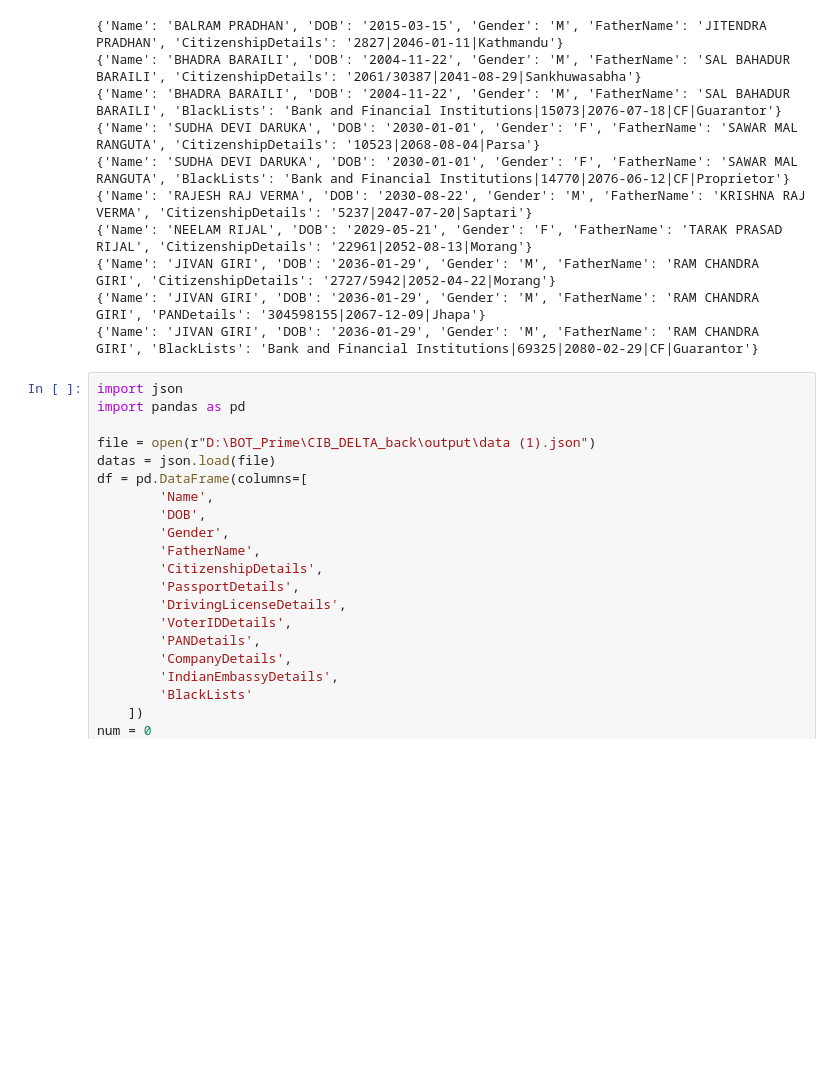
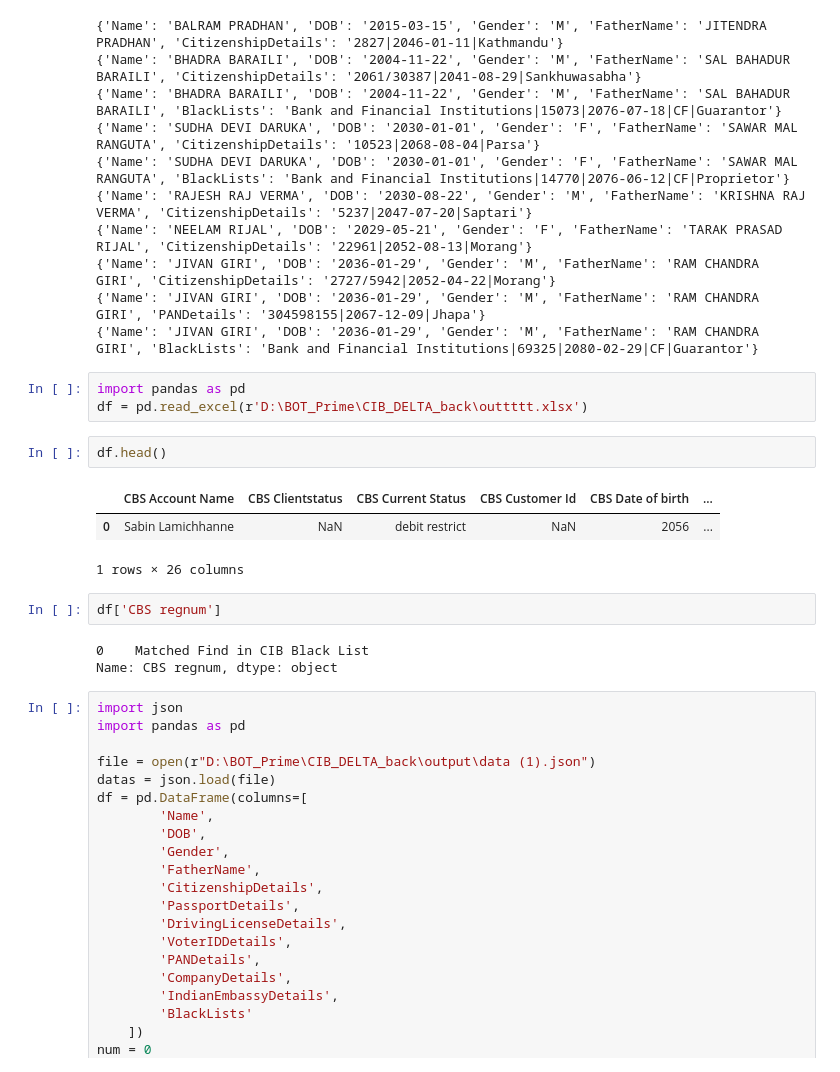
Before and after one commit to awesomeaayaan/prime_CIB_DELTA, a Jupyter notebook: test_2023/7/11.ipynb, the cells around one changed output. Drawn from its saved outputs; the diff is of its cells as text; blank space fills up the shorter version.

```diff
--- a/test_2023/7/11.ipynb
+++ b/test_2023/7/11.ipynb
@@ -86,6 +86,20 @@ for data in datas["BulkOffLoading"]["Individuals"]["Item"]:
 {'Name': 'JIVAN GIRI', 'DOB': '2036-01-29', 'Gender': 'M', 'FatherName': 'RAM CHANDRA GIRI', 'CitizenshipDetails': '2727/5942|2052-04-22|Morang'}
 {'Name': 'JIVAN GIRI', 'DOB': '2036-01-29', 'Gender': 'M', 'FatherName': 'RAM CHANDRA GIRI', 'PANDetails': '304598155|2067-12-09|Jhapa'}
 {'Name': 'JIVAN GIRI', 'DOB': '2036-01-29', 'Gender': 'M', 'FatherName': 'RAM CHANDRA GIRI', 'BlackLists': 'Bank and Financial Institutions|69325|2080-02-29|CF|Guarantor'}
+# %%
+import pandas as pd
+df = pd.read_excel(r'D:\BOT_Prime\CIB_DELTA_back\outtttt.xlsx')
+# %%
+df.head()
+# %% [output]
+|  | CBS Account Name | CBS Clientstatus | CBS Current Status | CBS Customer Id | CBS Date of birth | ... |
+| 0 | Sabin Lamichhanne | NaN | debit restrict | NaN | 2056 | ... |
+1 rows × 26 columns
+# %%
+df['CBS regnum']
+# %% [output]
+0    Matched Find in CIB Black List
+Name: CBS regnum, dtype: object
 # %%
 import json
 import pandas as pd
```
Also changed, not shown: 5 other files.
